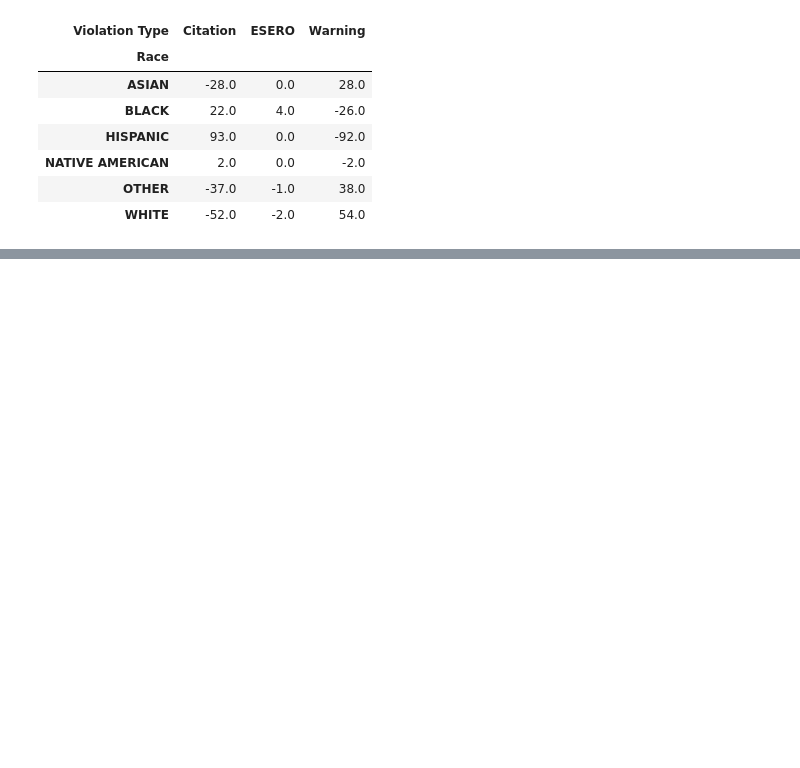
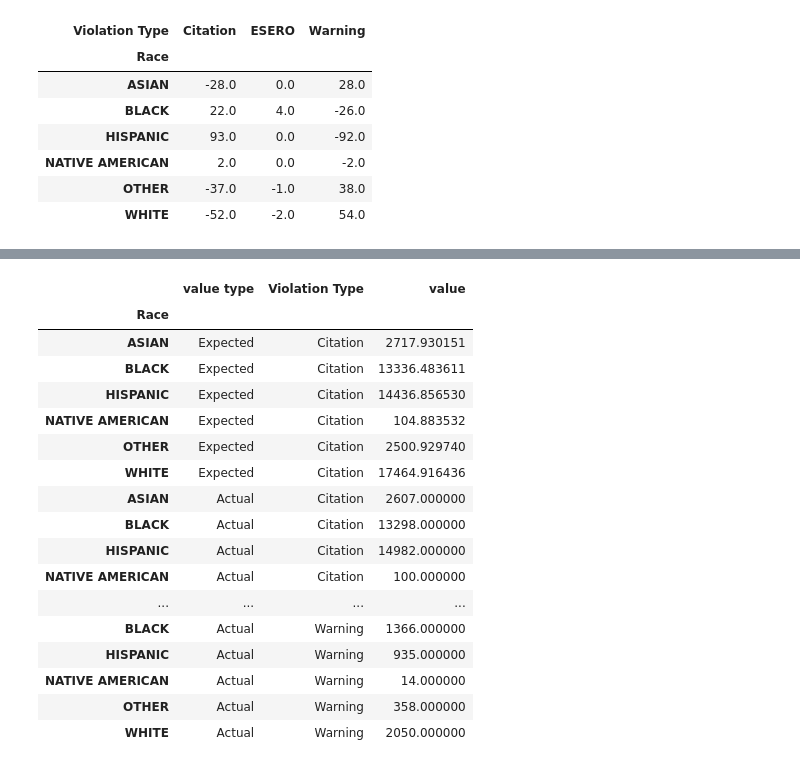
Before and after one commit to m-gaster/Policing-Thesis, a Jupyter notebook: Re-Analysis - 2021/Chi2 For Warnings vs. Citations/Chi2.ipynb, the cells around one changed output, grey strips where cells are left out. Saved outputs shown, nothing was run; the diff lists cells and outputs as text; code cells hidden in the pictures; blank space fills up the shorter version.

```diff
--- a/Re-Analysis - 2021/Chi2 For Warnings vs. Citations/Chi2.ipynb
+++ b/Re-Analysis - 2021/Chi2 For Warnings vs. Citations/Chi2.ipynb
@@ -164,0 +346,23 @@ Difference between Actual and Expected Frequencies (Personal Injury DF) (Actual
+# %%
+combined.melt(id_vars=['value type'],
+              value_vars=['Citation', 'ESERO', 'SERO', 'Warning'],
+              ignore_index=False)
+# %% [output]
+|  | value type | Violation Type | value |
+| Race |  |  |  |
+| ASIAN | Expected | Citation | 2717.930151 |
+| BLACK | Expected | Citation | 13336.483611 |
+| HISPANIC | Expected | Citation | 14436.856530 |
+| NATIVE AMERICAN | Expected | Citation | 104.883532 |
+| OTHER | Expected | Citation | 2500.929740 |
+| WHITE | Expected | Citation | 17464.916436 |
+| ASIAN | Actual | Citation | 2607.000000 |
+| BLACK | Actual | Citation | 13298.000000 |
+| HISPANIC | Actual | Citation | 14982.000000 |
+| NATIVE AMERICAN | Actual | Citation | 100.000000 |
+| ... | ... | ... | ... |
+| BLACK | Actual | Warning | 1366.000000 |
+| HISPANIC | Actual | Warning | 935.000000 |
+| NATIVE AMERICAN | Actual | Warning | 14.000000 |
+| OTHER | Actual | Warning | 358.000000 |
+| WHITE | Actual | Warning | 2050.000000 |
```
Also changed, not shown: parts of 18 cells of this notebook, 2 other files.
